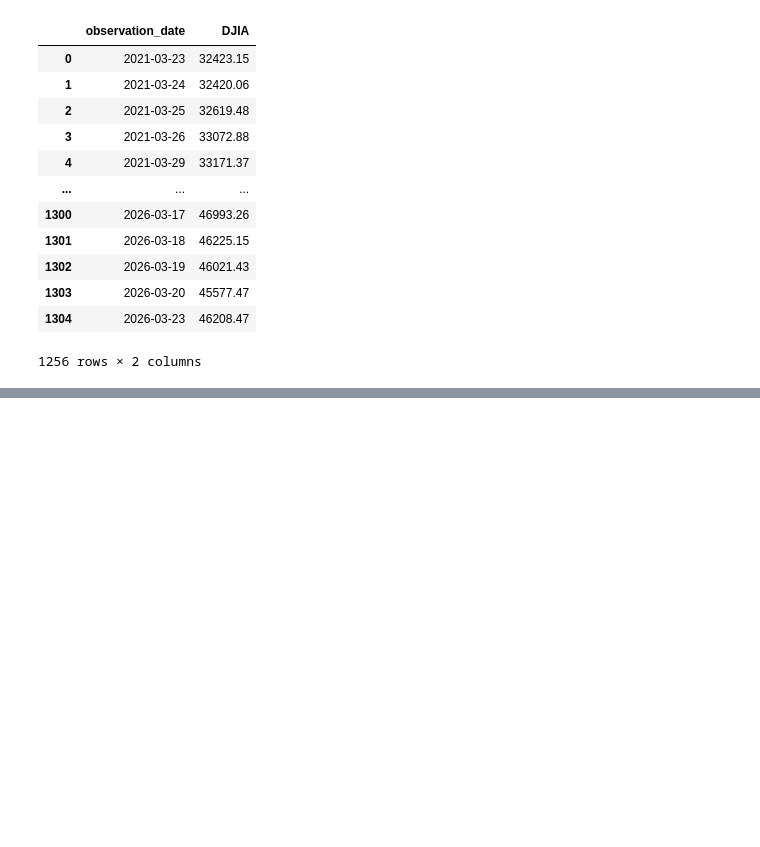
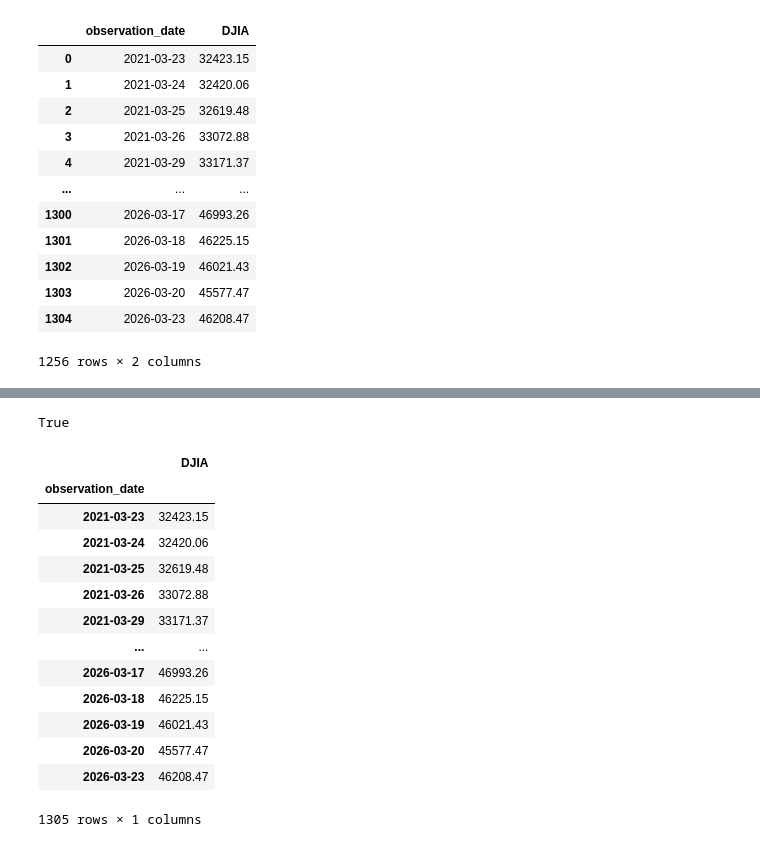
Before and after one commit to monem8795/Data-Analytics, a Jupyter notebook: DowJonesAnalysis.ipynb, the cells around one changed output, grey strips where cells are left out. Cells and saved outputs as stored; diff of their text form; code cells hidden in the pictures; blank space fills up the shorter version.

Commit message:
Creating Index

```diff
--- a/DowJonesAnalysis.ipynb
+++ b/DowJonesAnalysis.ipynb
@@ -119,0 +171,23 @@ df.dropna(thresh=2)
+# %%
+# We want to set the column observation_date as the index
+# we can first check to see if it's unique
+df["observation_date"].is_unique
+# %% [output]
+True
+# %%
+df.set_index("observation_date")
+# %% [output]
+|  | DJIA |
+| observation_date |  |
+| 2021-03-23 | 32423.15 |
+| 2021-03-24 | 32420.06 |
+| 2021-03-25 | 32619.48 |
+| 2021-03-26 | 33072.88 |
+| 2021-03-29 | 33171.37 |
+| ... | ... |
+| 2026-03-17 | 46993.26 |
+| 2026-03-18 | 46225.15 |
+| 2026-03-19 | 46021.43 |
+| 2026-03-20 | 45577.47 |
+| 2026-03-23 | 46208.47 |
+1305 rows × 1 columns
```
Also changed, not shown: parts of 5 cells of this notebook.
